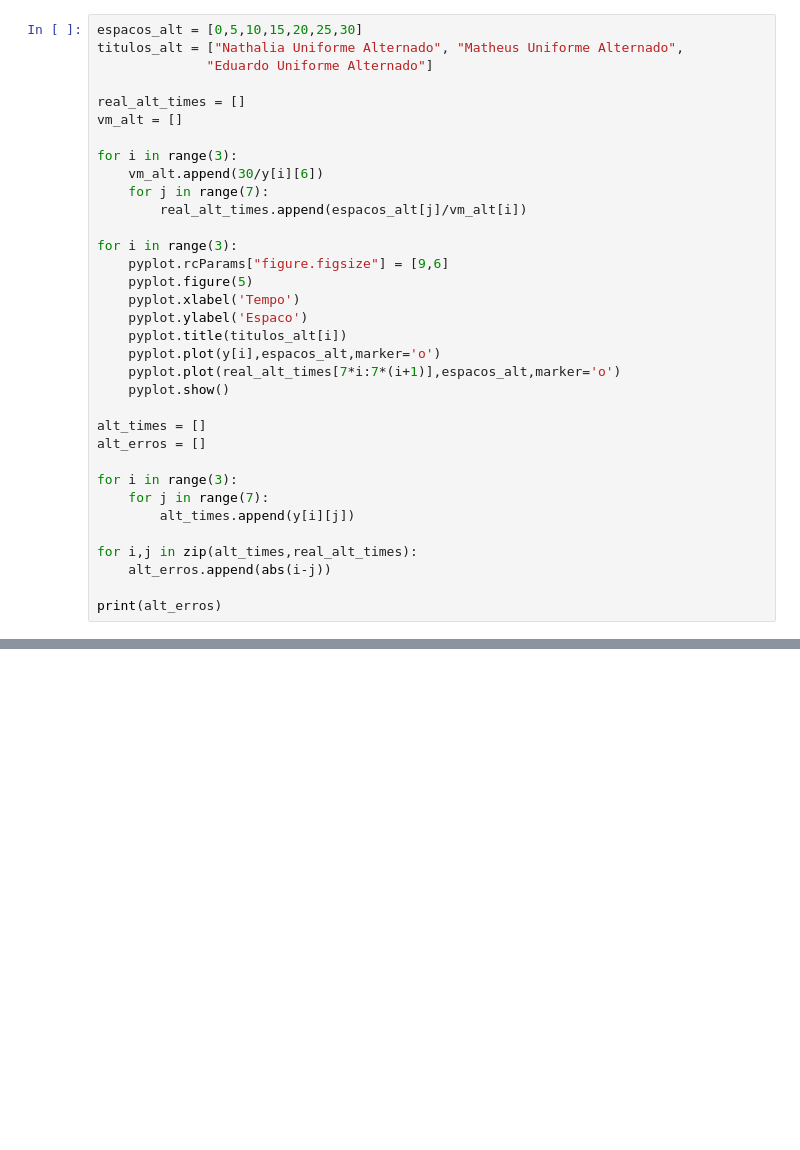
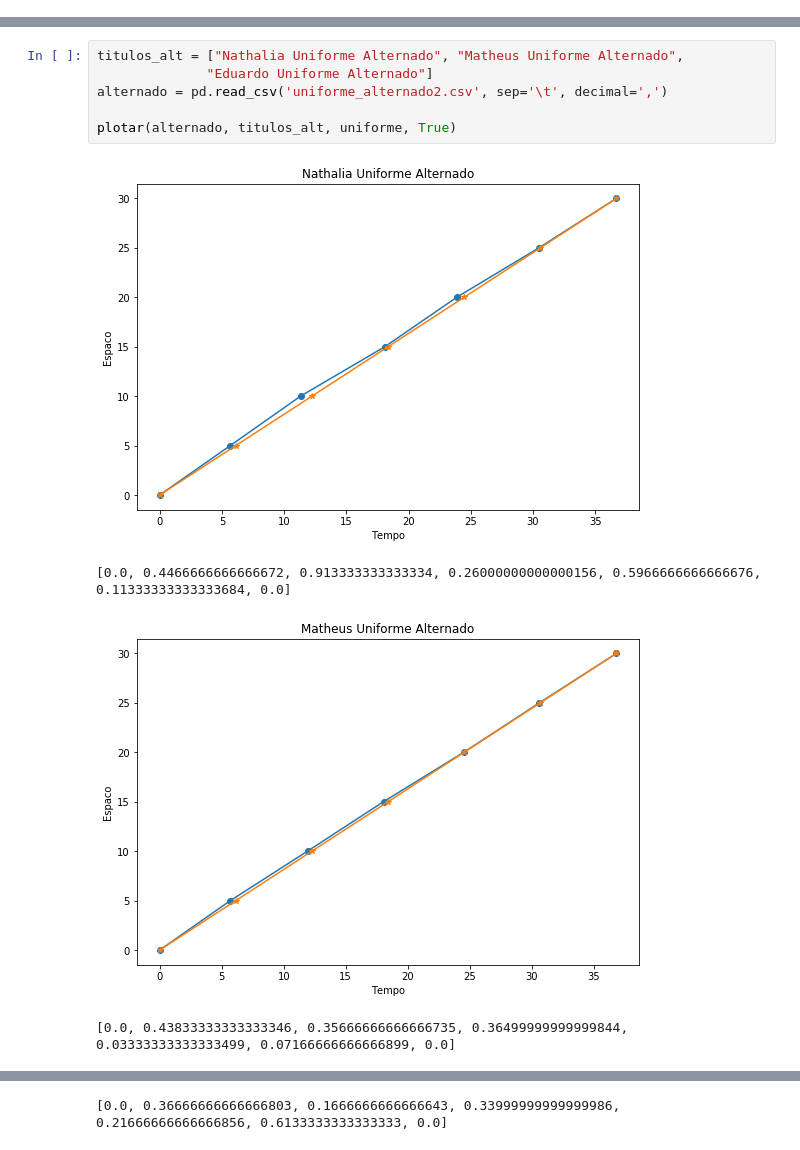
Before and after one commit to papukweh/MAC0209, a Jupyter notebook: Untitled.ipynb, the cells around one changed output, grey strips where cells are left out. Drawn from its saved outputs; the diff is of its cells as text; blank space fills up the shorter version.

```diff
--- a/Untitled.ipynb
+++ b/Untitled.ipynb
@@ -62,34 +70,0 @@ for i in range(6):
-# %%
-espacos_alt = [0,5,10,15,20,25,30]
-titulos_alt = ["Nathalia Uniforme Alternado", "Matheus Uniforme Alternado",
-              "Eduardo Uniforme Alternado"]
-
-real_alt_times = []
-vm_alt = []
-
-for i in range(3):
-    vm_alt.append(30/y[i][6])
-    for j in range(7):
-        real_alt_times.append(espacos_alt[j]/vm_alt[i])
-
-for i in range(3):
-    pyplot.rcParams["figure.figsize"] = [9,6]
-    pyplot.figure(5)
-    pyplot.xlabel('Tempo')
-    pyplot.ylabel('Espaco')
-    pyplot.title(titulos_alt[i])
-    pyplot.plot(y[i],espacos_alt,marker='o')
-    pyplot.plot(real_alt_times[7*i:7*(i+1)],espacos_alt,marker='o')
-    pyplot.show()
-
-alt_times = []
-alt_erros = []
-
-for i in range(3):
-    for j in range(7):
-        alt_times.append(y[i][j])
-
-for i,j in zip(alt_times,real_alt_times):
-    alt_erros.append(abs(i-j))
-
-print(alt_erros)
@@ -100,0 +91,11 @@ print(alt_erros)
+# %%
+titulos_alt = ["Nathalia Uniforme Alternado", "Matheus Uniforme Alternado",
+              "Eduardo Uniforme Alternado"]
+alternado = pd.read_csv('uniforme_alternado2.csv', sep='\t', decimal=',')
+
+plotar(alternado, titulos_alt, uniforme, True)
+# %% [output]
+[figure, added]
+[0.0, 0.4466666666666672, 0.913333333333334, 0.26000000000000156, 0.5966666666666676, 0.11333333333333684, 0.0]
+[figure, added]
+[0.0, 0.43833333333333346, 0.35666666666666735, 0.36499999999999844, 0.03333333333333499, 0.07166666666666899, 0.0]
@@ -100,0 +103 @@ print(alt_erros)
+[0.0, 0.36666666666666803, 0.1666666666666643, 0.33999999999999986, 0.21666666666666856, 0.6133333333333333, 0.0]
```
Also changed, not shown: parts of 10 cells of this notebook, 6 other files.
